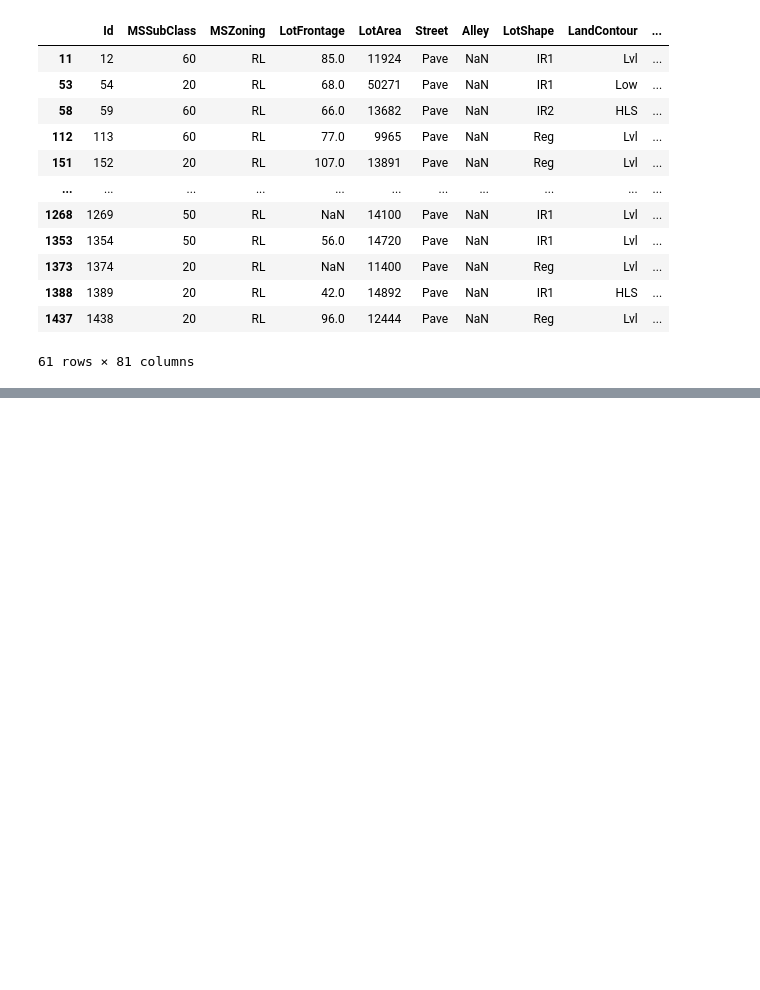
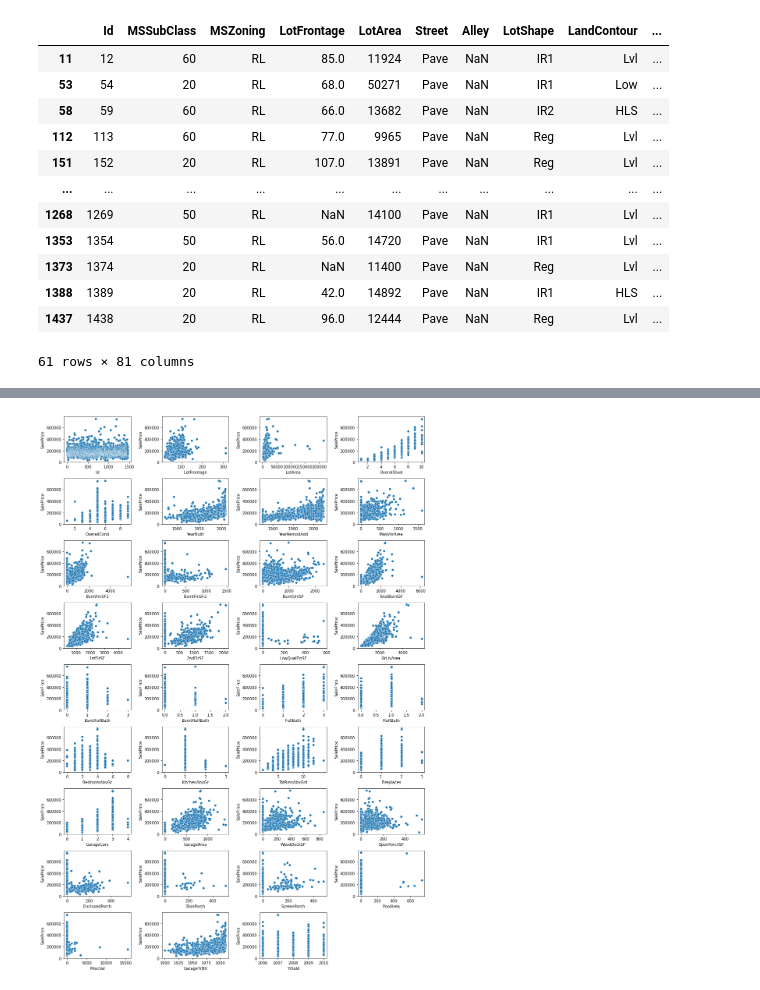
Before and after one commit to vbabashov/house-prices, a Jupyter notebook: price_prediction_EDA.ipynb, the cells around one changed output, grey strips where cells are left out. Cells and saved outputs as stored; diff of their text form; code cells hidden in the pictures; blank space fills up the shorter version.

```diff
--- a/price_prediction_EDA.ipynb
+++ b/price_prediction_EDA.ipynb
@@ -279,0 +310,9 @@ df_train[df_train.SalePrice > 340037.5]
+# %%
+def scatter_plots (df, cont_vars):
+    '''Scatter plots to review relationship between independent continious variables and target'''
+    f = plt.figure(figsize=(14,24))
+    for count, value in enumerate(cont_vars):
+        f.add_subplot(11, 4, count+1)
+        sns.scatterplot(x=df[value], y=target_var, data=df)
+    plt.tight_layout()
+    plt.show()
@@ -279,0 +331,4 @@ df_train[df_train.SalePrice > 340037.5]
+# %%
+scatter_plots(df_train, numerical_vars)
+# %% [output]
+[figure, added]
```
Also changed, not shown: parts of 8 cells of this notebook.
